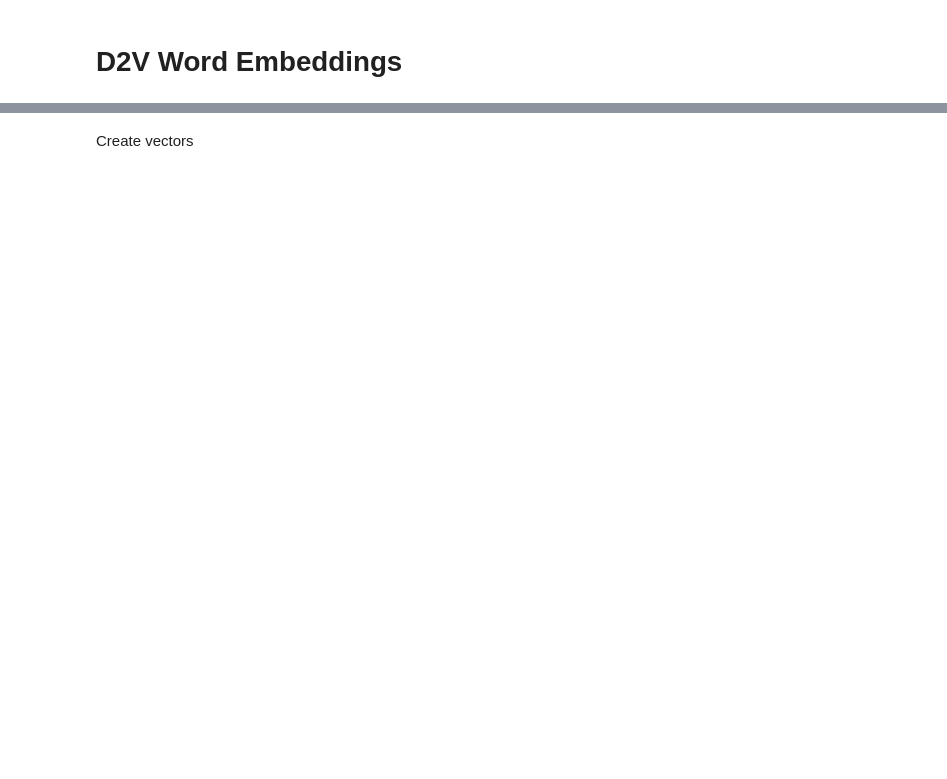
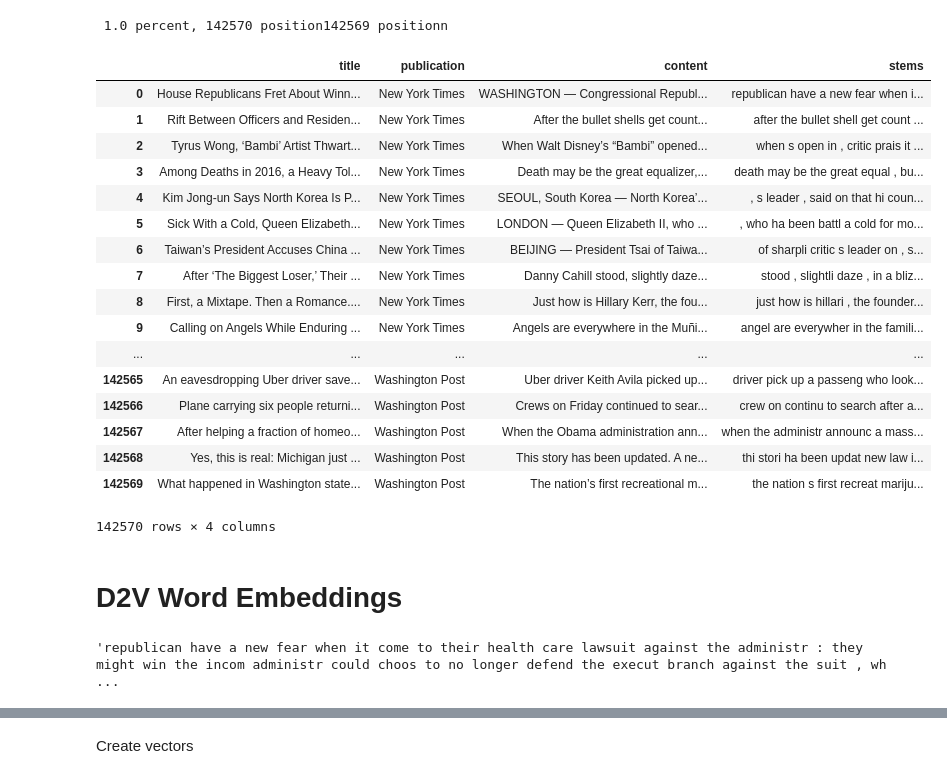
Before and after one commit to symposia/TopicModeling, a Jupyter notebook: D2V/topic-modelling-doc2vec-kmeans.ipynb, the cells around one changed output, grey strips where cells are left out. Cells and saved outputs as stored; diff of their text form; code cells hidden in the pictures; blank space fills up the shorter version.

```diff
--- a/D2V/topic-modelling-doc2vec-kmeans.ipynb
+++ b/D2V/topic-modelling-doc2vec-kmeans.ipynb
@@ -4,15 +68,36 @@ import numpy as np
+# %%
+start = time.time()
+df['stems'] = df.content.apply(lambda x: stem(x, len(df)))
+# %% [output]
+ 1.0 percent, 142570 position142569 positionn
 # %%
-df = pd.read_csv("../input/all-news/articles3.csv")
+df = pd.read_csv("../input/all_articles_stem.csv")
-# %%
-import string
-import re
-
-# some basic data cleaning
-translator=str.maketrans('','',string.punctuation)
-df.content = df.content.apply(lambda x : str(x).lower())
-df.content = df.content.apply(lambda x : x.translate(translator))
-df.content = df.content.apply(lambda x : re.sub( '\s+', ' ', x ).strip())
+# %%
+df[['title', 'publication', 'content', 'stems']]
+# %% [output]
+|  | title | publication | content | stems |
+| 0 | House Republicans Fret About Winn... | New York Times | WASHINGTON — Congressional Republ... | republican have a new fear when i... |
+| 1 | Rift Between Officers and Residen... | New York Times | After the bullet shells get count... | after the bullet shell get count ... |
+| 2 | Tyrus Wong, ‘Bambi’ Artist Thwart... | New York Times | When Walt Disney’s “Bambi” opened... | when s open in , critic prais it ... |
+| 3 | Among Deaths in 2016, a Heavy Tol... | New York Times | Death may be the great equalizer,... | death may be the great equal , bu... |
+| 4 | Kim Jong-un Says North Korea Is P... | New York Times | SEOUL, South Korea — North Korea’... | , s leader , said on that hi coun... |
+| 5 | Sick With a Cold, Queen Elizabeth... | New York Times | LONDON — Queen Elizabeth II, who ... | , who ha been battl a cold for mo... |
+| 6 | Taiwan’s President Accuses China ... | New York Times | BEIJING — President Tsai of Taiwa... | of sharpli critic s leader on , s... |
+| 7 | After ‘The Biggest Loser,’ Their ... | New York Times | Danny Cahill stood, slightly daze... | stood , slightli daze , in a bliz... |
+| 8 | First, a Mixtape. Then a Romance.... | New York Times | Just how is Hillary Kerr, the fou... | just how is hillari , the founder... |
+| 9 | Calling on Angels While Enduring ... | New York Times | Angels are everywhere in the Muñi... | angel are everywher in the famili... |
+| ... | ... | ... | ... | ... |
+| 142565 | An eavesdropping Uber driver save... | Washington Post | Uber driver Keith Avila picked up... | driver pick up a passeng who look... |
+| 142566 | Plane carrying six people returni... | Washington Post | Crews on Friday continued to sear... | crew on continu to search after a... |
+| 142567 | After helping a fraction of homeo... | Washington Post | When the Obama administration ann... | when the administr announc a mass... |
+| 142568 | Yes, this is real: Michigan just ... | Washington Post | This story has been updated. A ne... | thi stori ha been updat new law i... |
+| 142569 | What happened in Washington state... | Washington Post | The nation’s first recreational m... | the nation s first recreat mariju... |
+142570 rows × 4 columns
 # %% [markdown]
 # D2V Word Embeddings
+# %%
+df.stems.values.tolist()[0]
+# %% [output]
+'republican have a new fear when it come to their health care lawsuit against the administr : they might win the incom administr could choos to no longer defend the execut branch against the suit , wh ...
 # %%
 from gensim import models
```
Also changed, not shown: parts of 34 cells of this notebook, 11 other files.
